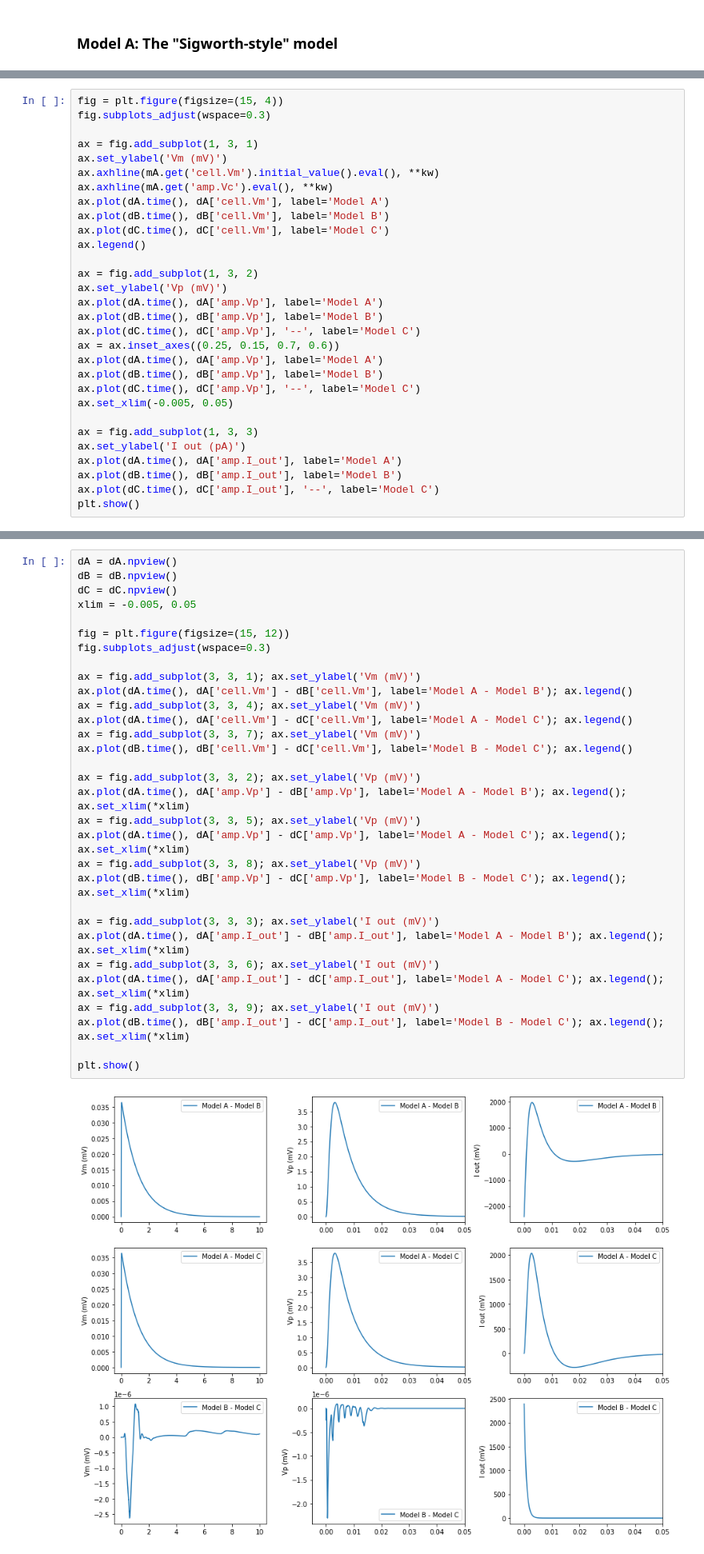
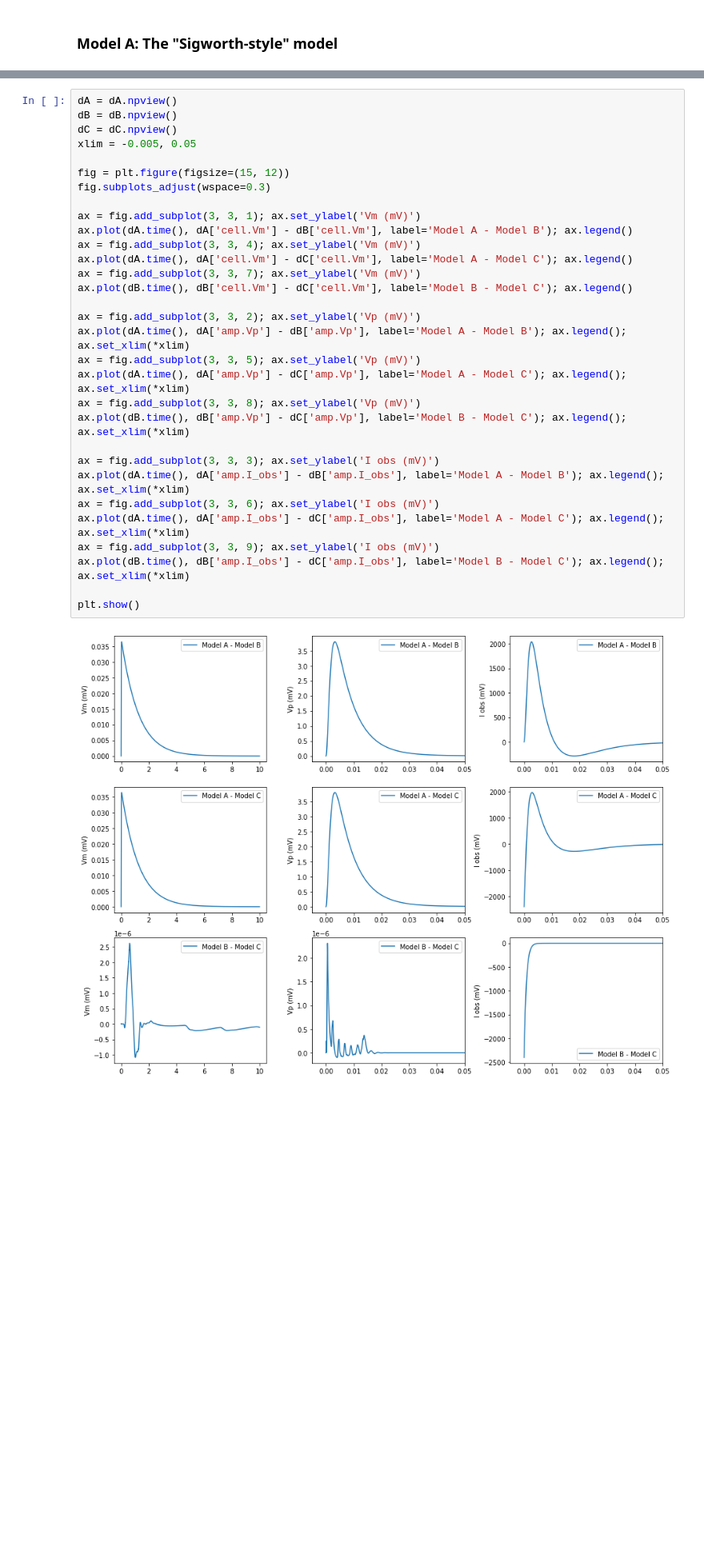
Before and after one commit to CardiacModelling/fitting-notebooks, a Jupyter notebook: artefacts/appendix-F-uncompensated-models.ipynb, the cells around one changed output, grey strips where cells are left out. Shown at 80% size. Drawn from its saved outputs; the diff is of its cells as text; blank space fills up the shorter version.

```diff
--- a/artefacts/appendix-F-uncompensated-models.ipynb
+++ b/artefacts/appendix-F-uncompensated-models.ipynb
@@ -375,30 +430,0 @@ dC = sC.run(10, log_interval=dt)
-# %%
-fig = plt.figure(figsize=(15, 4))
-fig.subplots_adjust(wspace=0.3)
-
-ax = fig.add_subplot(1, 3, 1)
-ax.set_ylabel('Vm (mV)')
-ax.axhline(mA.get('cell.Vm').initial_value().eval(), **kw)
-ax.axhline(mA.get('amp.Vc').eval(), **kw)
-ax.plot(dA.time(), dA['cell.Vm'], label='Model A')
-ax.plot(dB.time(), dB['cell.Vm'], label='Model B')
-ax.plot(dC.time(), dC['cell.Vm'], label='Model C')
-ax.legend()
-
-ax = fig.add_subplot(1, 3, 2)
-ax.set_ylabel('Vp (mV)')
-ax.plot(dA.time(), dA['amp.Vp'], label='Model A')
-ax.plot(dB.time(), dB['amp.Vp'], label='Model B')
-ax.plot(dC.time(), dC['amp.Vp'], '--', label='Model C')
-ax = ax.inset_axes((0.25, 0.15, 0.7, 0.6))
-ax.plot(dA.time(), dA['amp.Vp'], label='Model A')
-ax.plot(dB.time(), dB['amp.Vp'], label='Model B')
-ax.plot(dC.time(), dC['amp.Vp'], '--', label='Model C')
-ax.set_xlim(-0.005, 0.05)
-
-ax = fig.add_subplot(1, 3, 3)
-ax.set_ylabel('I out (pA)')
-ax.plot(dA.time(), dA['amp.I_out'], label='Model A')
-ax.plot(dB.time(), dB['amp.I_out'], label='Model B')
-ax.plot(dC.time(), dC['amp.I_out'], '--', label='Model C')
-plt.show()
@@ -412,36 +436,36 @@ For $V_p$ and $I_\text{out}$ we'll zoom in on the first few $\mu$s.
 # %%
 dA = dA.npview()
 dB = dB.npview()
 dC = dC.npview()
 xlim = -0.005, 0.05
 
 fig = plt.figure(figsize=(15, 12))
 fig.subplots_adjust(wspace=0.3)
 
 ax = fig.add_subplot(3, 3, 1); ax.set_ylabel('Vm (mV)')
 ax.plot(dA.time(), dA['cell.Vm'] - dB['cell.Vm'], label='Model A - Model B'); ax.legend()
 ax = fig.add_subplot(3, 3, 4); ax.set_ylabel('Vm (mV)')
 ax.plot(dA.time(), dA['cell.Vm'] - dC['cell.Vm'], label='Model A - Model C'); ax.legend()
 ax = fig.add_subplot(3, 3, 7); ax.set_ylabel('Vm (mV)')
 ax.plot(dB.time(), dB['cell.Vm'] - dC['cell.Vm'], label='Model B - Model C'); ax.legend()
 
 ax = fig.add_subplot(3, 3, 2); ax.set_ylabel('Vp (mV)')
 ax.plot(dA.time(), dA['amp.Vp'] - dB['amp.Vp'], label='Model A - Model B'); ax.legend(); ax.set_xlim(*xlim)
 ax = fig.add_subplot(3, 3, 5); ax.set_ylabel('Vp (mV)')
 ax.plot(dA.time(), dA['amp.Vp'] - dC['amp.Vp'], label='Model A - Model C'); ax.legend(); ax.set_xlim(*xlim)
 ax = fig.add_subplot(3, 3, 8); ax.set_ylabel('Vp (mV)')
 ax.plot(dB.time(), dB['amp.Vp'] - dC['amp.Vp'], label='Model B - Model C'); ax.legend(); ax.set_xlim(*xlim)
 
-ax = fig.add_subplot(3, 3, 3); ax.set_ylabel('I out (mV)')
-ax.plot(dA.time(), dA['amp.I_out'] - dB['amp.I_out'], label='Model A - Model B'); ax.legend(); ax.set_xlim(*xlim)
-ax = fig.add_subplot(3, 3, 6); ax.set_ylabel('I out (mV)')
-ax.plot(dA.time(), dA['amp.I_out'] - dC['amp.I_out'], label='Model A - Model C'); ax.legend(); ax.set_xlim(*xlim)
-ax = fig.add_subplot(3, 3, 9); ax.set_ylabel('I out (mV)')
-ax.plot(dB.time(), dB['amp.I_out'] - dC['amp.I_out'], label='Model B - Model C'); ax.legend(); ax.set_xlim(*xlim)
+ax = fig.add_subplot(3, 3, 3); ax.set_ylabel('I obs (mV)')
+ax.plot(dA.time(), dA['amp.I_obs'] - dB['amp.I_obs'], label='Model A - Model B'); ax.legend(); ax.set_xlim(*xlim)
+ax = fig.add_subplot(3, 3, 6); ax.set_ylabel('I obs (mV)')
+ax.plot(dA.time(), dA['amp.I_obs'] - dC['amp.I_obs'], label='Model A - Model C'); ax.legend(); ax.set_xlim(*xlim)
+ax = fig.add_subplot(3, 3, 9); ax.set_ylabel('I obs (mV)')
+ax.plot(dB.time(), dB['amp.I_obs'] - dC['amp.I_obs'], label='Model B - Model C'); ax.legend(); ax.set_xlim(*xlim)
 
 plt.show()
 # %% [output]
-[figure, old version]
+[figure, new version]
 # %% [markdown]
 Here, we see
 
```
Also changed, not shown: parts of 30 cells of this notebook, 14 other files.
